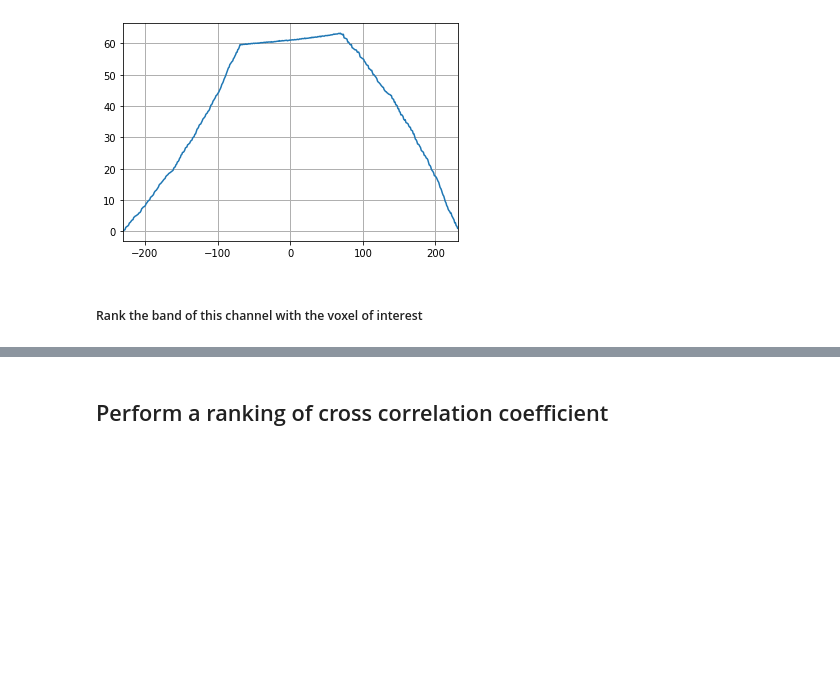
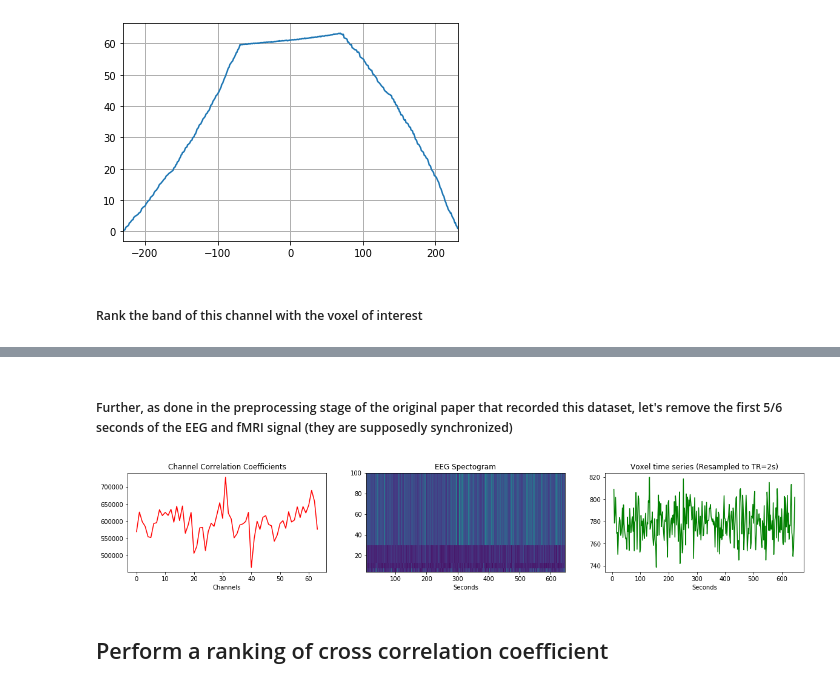
Before and after one commit to DCalhas/eeg_to_fmri, a Jupyter notebook: src/notebooks/correlation_eeg_fmri_demo.ipynb, the cells around one changed output, grey strips where cells are left out. Saved outputs shown, nothing was run; the diff lists cells and outputs as text; code cells hidden in the pictures; blank space fills up the shorter version.

```diff
--- a/src/notebooks/correlation_eeg_fmri_demo.ipynb
+++ b/src/notebooks/correlation_eeg_fmri_demo.ipynb
@@ -156,0 +155,6 @@ for voxel in [0,100,200,300]:
+# %%
+from scipy.signal import resample
+
+TR = 1/2.160
+
+voxel_resampled = resample(voxel, int((len(voxel)*(1/2))/TR))
@@ -157,2 +202,45 @@ for voxel in [0,100,200,300]:
+# %% [markdown]
+##### Further, as done in the preprocessing stage of the original paper that recorded this dataset, let's remove the first 5/6 seconds of the EEG and fMRI signal (they are supposedly synchronized)
+# %%
+
+channel_correlations = []
+
+band_correlations = [0, 0, 0, 0, 0]
+
+for channel in range(len(eeg.ch_names)):
+    channel_correlations += [0]
+
+    f, Zxx, t = eeg_utils.stft(eeg, channel=channel, window_size=2)
+
+    Zxx = eeg_utils.mutate_stft_to_bands(Zxx, f, t)
+    Zxx_scaled = min_max_scaler.fit_transform(Zxx)
+
+    for band in range(len(eeg_utils.frequency_bands)):
+        correlation_coeff = correlate(Zxx_scaled[band][3:], voxel_resampled[3:], mode='full')
+
+        band_correlations[band] += np.max(correlation_coeff)
+
+        channel_correlations[-1] += np.max(correlation_coeff)
+
+fig, ax = plt.subplots(nrows=1, ncols=3, figsize=(20,3))
+
+ax[0].plot(channel_correlations, color='r')
+ax[0].set_title('Channel Correlation Coefficients')
+ax[0].set_xlabel("Channels")
+
+f = np.array(list(eeg_utils.frequency_bands.values()))[:,1]
+amplitude = np.max(abs(Zxx))
+
+ax[1].pcolormesh(t[3:], f, abs(Zxx)[:, 3:], vmin=0, vmax=amplitude)
+ax[1].set_title('EEG Spectogram')
+ax[1].set_xlabel("Seconds")
+
+ax[2].plot(t[3:], voxel_resampled[3:], color='g')
+ax[2].set_title('Voxel time series (Resampled to TR=2s)')
+ax[2].set_xlabel("Seconds")
+
+plt.show()
+# %% [output]
+[figure, added]
 # %% [markdown]
 ## Perform a ranking of cross correlation coefficient
```
Also changed, not shown: parts of 5 cells of this notebook, 3 other files.
